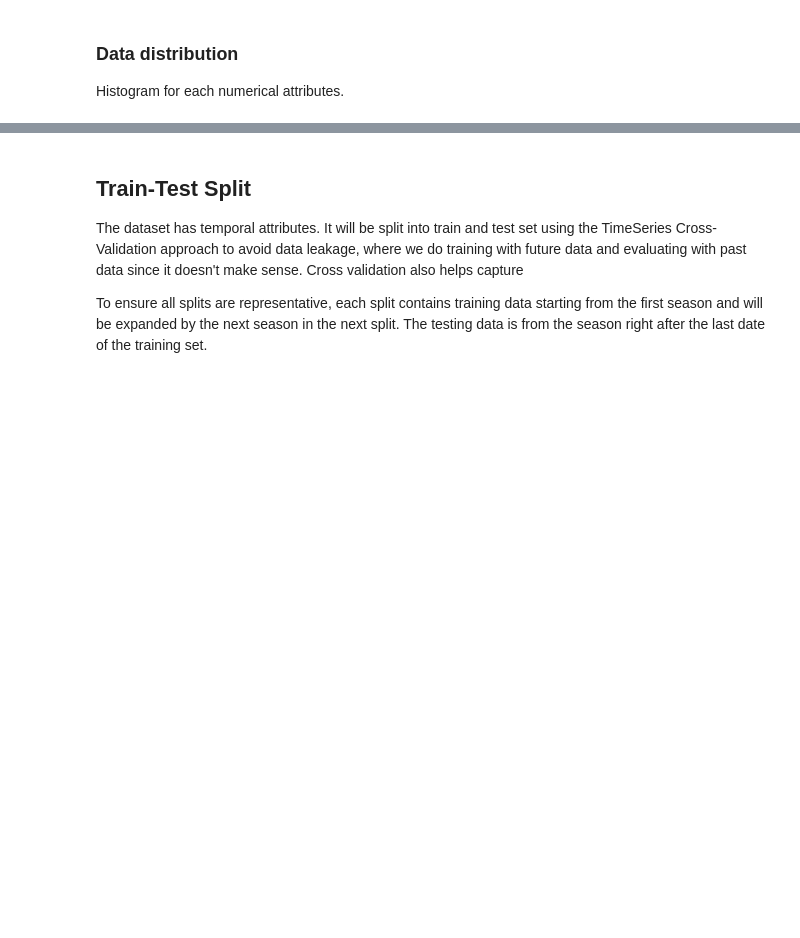
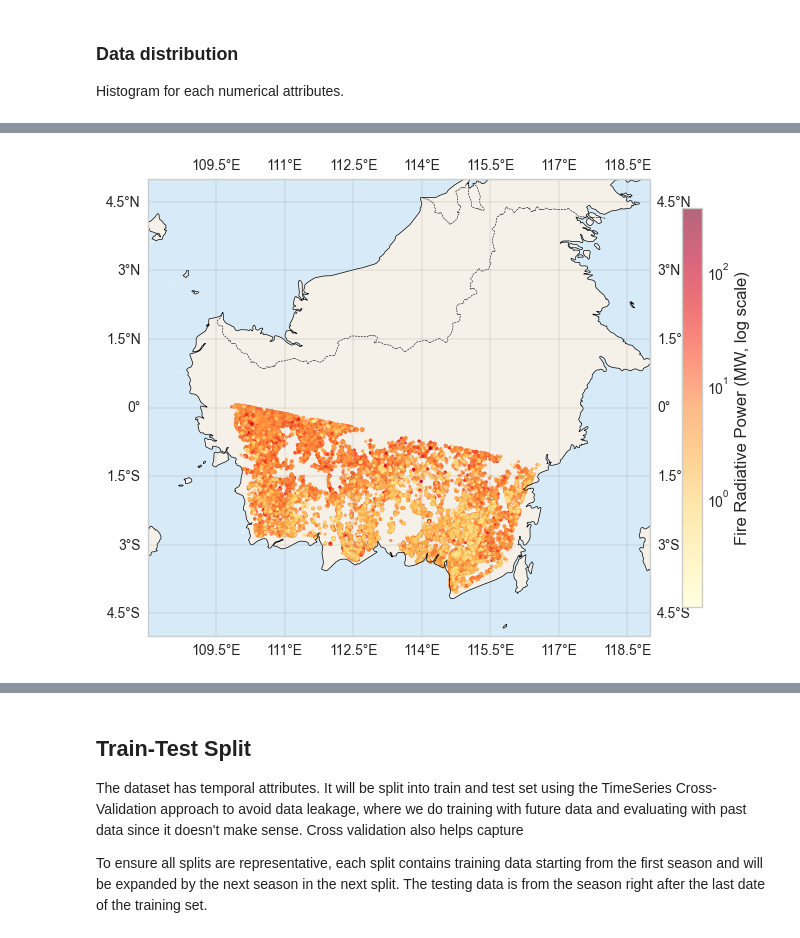
Before and after one commit to andinaufal120/kalimantan-frp-prediction, a Jupyter notebook: playbook.ipynb, the cells around one changed output, grey strips where cells are left out. Cells and saved outputs as stored; diff of their text form; code cells hidden in the pictures; blank space fills up the shorter version.

```diff
--- a/playbook.ipynb
+++ b/playbook.ipynb
@@ -130,0 +158,37 @@ array([[<Axes: title={'center': 'latitude'}>,
+# %%
+# --- Setup ---
+fig, ax = plt.subplots(
+    figsize=(7, 6),
+    subplot_kw={'projection': ccrs.PlateCarree()}
+)
+
+# --- Map background ---
+ax.set_extent([108, 119, -5, 5], crs=ccrs.PlateCarree())  # Kalimantan bounding box
+ax.add_feature(cfeature.LAND, facecolor='#f5f0e8')
+ax.add_feature(cfeature.OCEAN, facecolor='#d6eaf8')
+ax.add_feature(cfeature.COASTLINE, linewidth=0.5)
+ax.add_feature(cfeature.BORDERS, linewidth=0.4, linestyle='--')
+ax.gridlines(draw_labels=True, linewidth=0.3, color='gray', alpha=0.5)
+
+# --- Scatter plot colored by FRP ---
+sc = ax.scatter(
+    df['longitude'],
+    df['latitude'],
+    c=df['frp'],                        # color by raw FRP
+    cmap='YlOrRd',                      # yellow → orange → red
+    norm=mcolors.LogNorm(),             # log scale (FRP is skewed!)
+    s=2,                                # dot size
+    alpha=0.6,
+    transform=ccrs.PlateCarree(),
+    rasterized=True
+)
+
+# --- Colorbar ---
+cbar = plt.colorbar(sc, ax=ax, shrink=0.7, pad=0.05)
+cbar.set_label('Fire Radiative Power (MW, log scale)', fontsize=12)
+
+plt.tight_layout()
+plt.savefig(f'{FIG_DIR}frp_map_kalimantan.pdf', bbox_inches='tight', dpi=300)
+plt.show()
+# %% [output]
+[figure, added]
```
Also changed, not shown: parts of 26 cells of this notebook, 1 other file.
